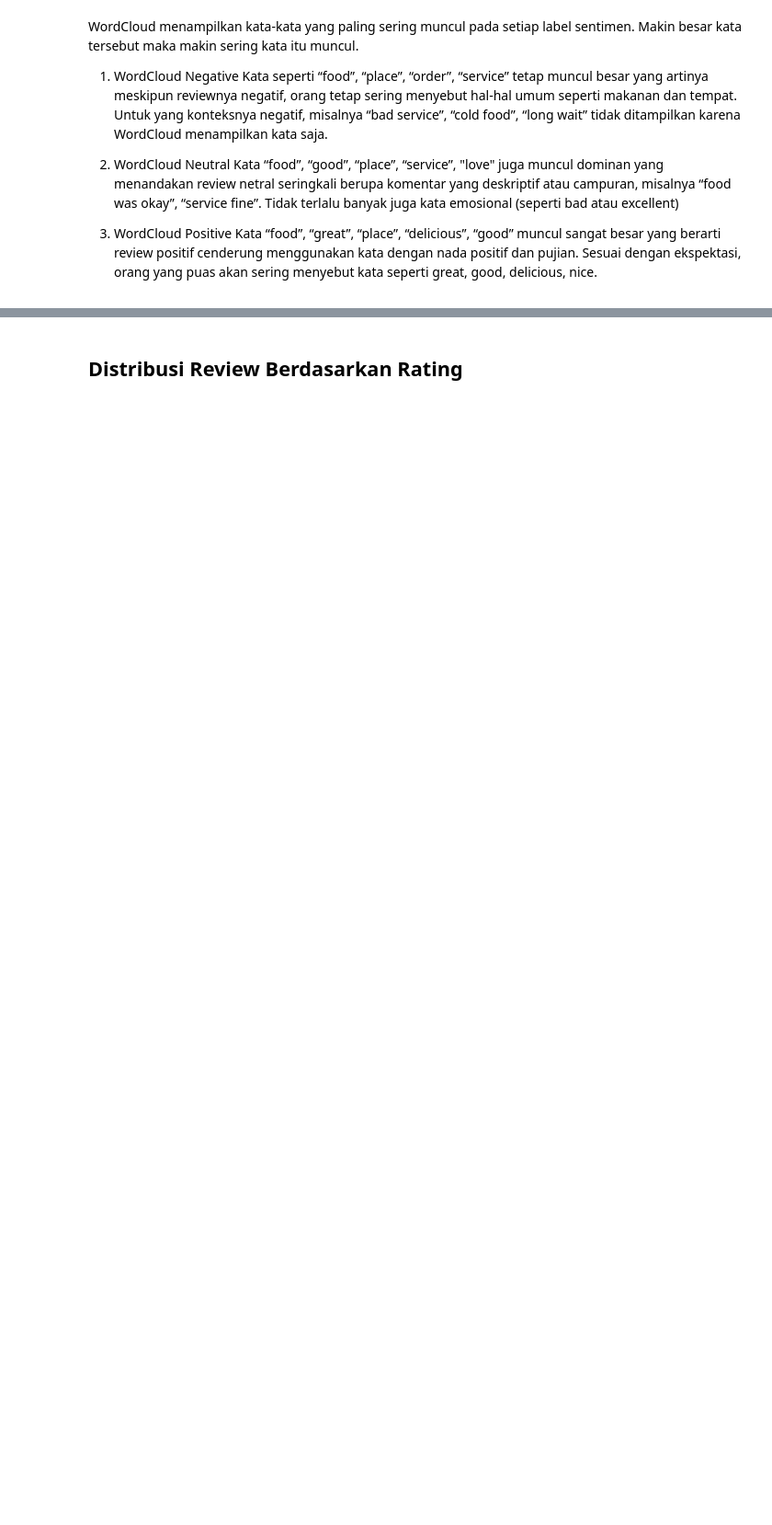
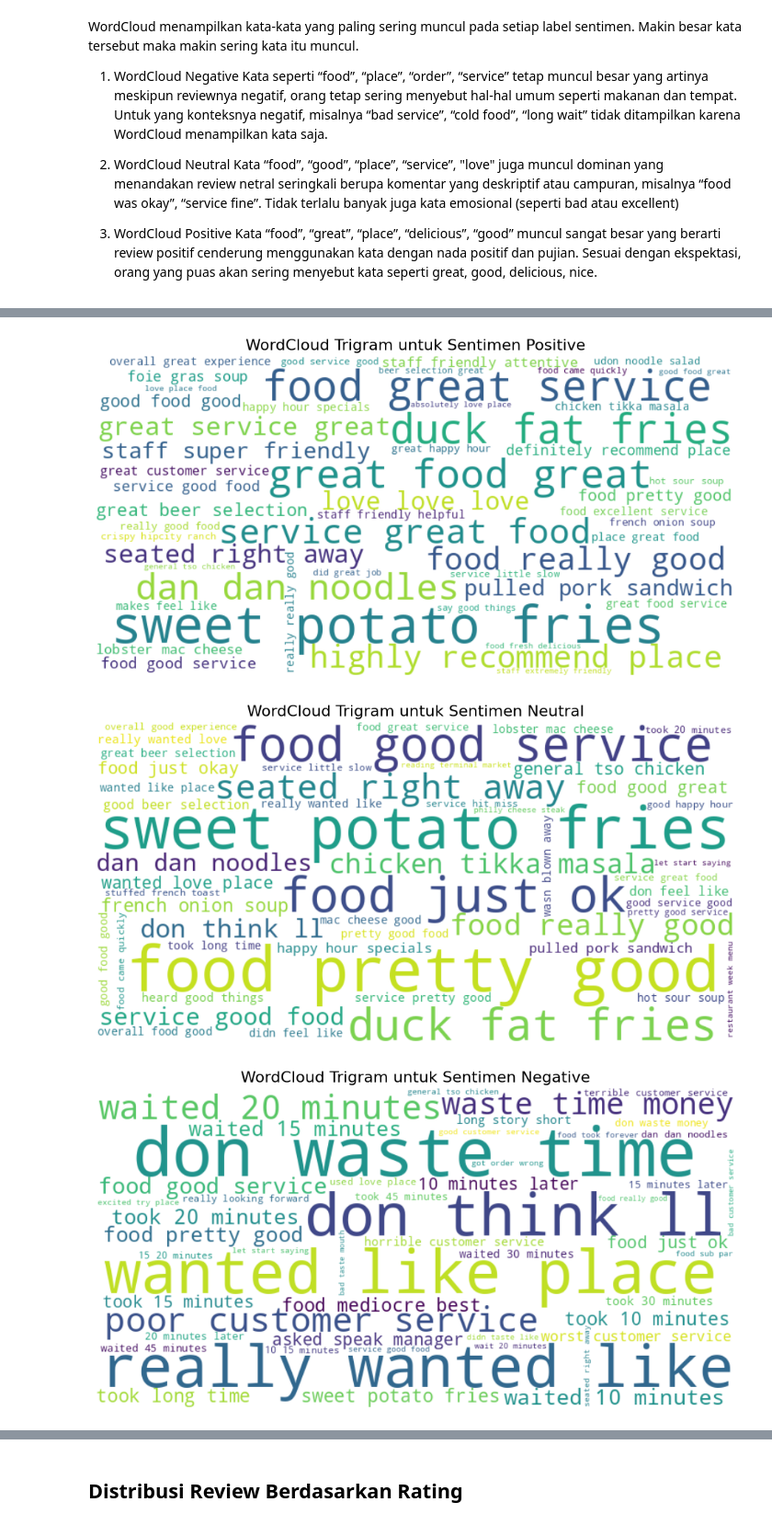
Before and after one commit to Jakij4ki/yelp-sentiment-analysis, a Jupyter notebook: EDA/EDA.ipynb, the cells around one changed output, grey strips where cells are left out. Shown at 92% size. Cells and saved outputs as stored; diff of their text form; code cells hidden in the pictures; blank space fills up the shorter version.

```diff
--- a/EDA/EDA.ipynb
+++ b/EDA/EDA.ipynb
@@ -372,0 +445,33 @@ WordCloud menampilkan kata-kata yang paling sering muncul pada setiap label sent
+# %%
+def plot_trigram_wordcloud(df3, sentiment, top_k=50):
+    # Ambil teks sesuai sentimen
+    reviews = df3[df3["sentiment_label"] == sentiment]["text"]
+
+    # Buat trigram
+    vectorizer = CountVectorizer(ngram_range=(3, 3), stop_words='english')
+    X = vectorizer.fit_transform(reviews)
+    ngrams = pd.DataFrame({
+        'trigram': vectorizer.get_feature_names_out(),
+        'Frequency': X.sum(axis=0).A1
+    }).sort_values(by='Frequency', ascending=False).head(top_k)
+
+    # Buat dictionary {trigram: freq}
+    trigram_dict = dict(zip(ngrams['trigram'], ngrams['Frequency']))
+
+    # Buat WordCloud
+    wc = WordCloud(width=800, height=400, background_color="white").generate_from_frequencies(trigram_dict)
+
+    # Plot
+    plt.figure(figsize=(12,6))
+    plt.imshow(wc, interpolation="bilinear")
+    plt.axis("off")
+    plt.title(f"WordCloud Trigram untuk Sentimen {sentiment.capitalize()}", fontsize=16)
+    plt.show()
+
+# Jalankan untuk setiap label sentimen
+for s in ["Positive", "Neutral", "Negative"]:
+    plot_trigram_wordcloud(df3, s)
+# %% [output]
+[figure, added]
+[figure, added]
+[figure, added]
```
Also changed, not shown: parts of 19 cells of this notebook, 1 other file.
